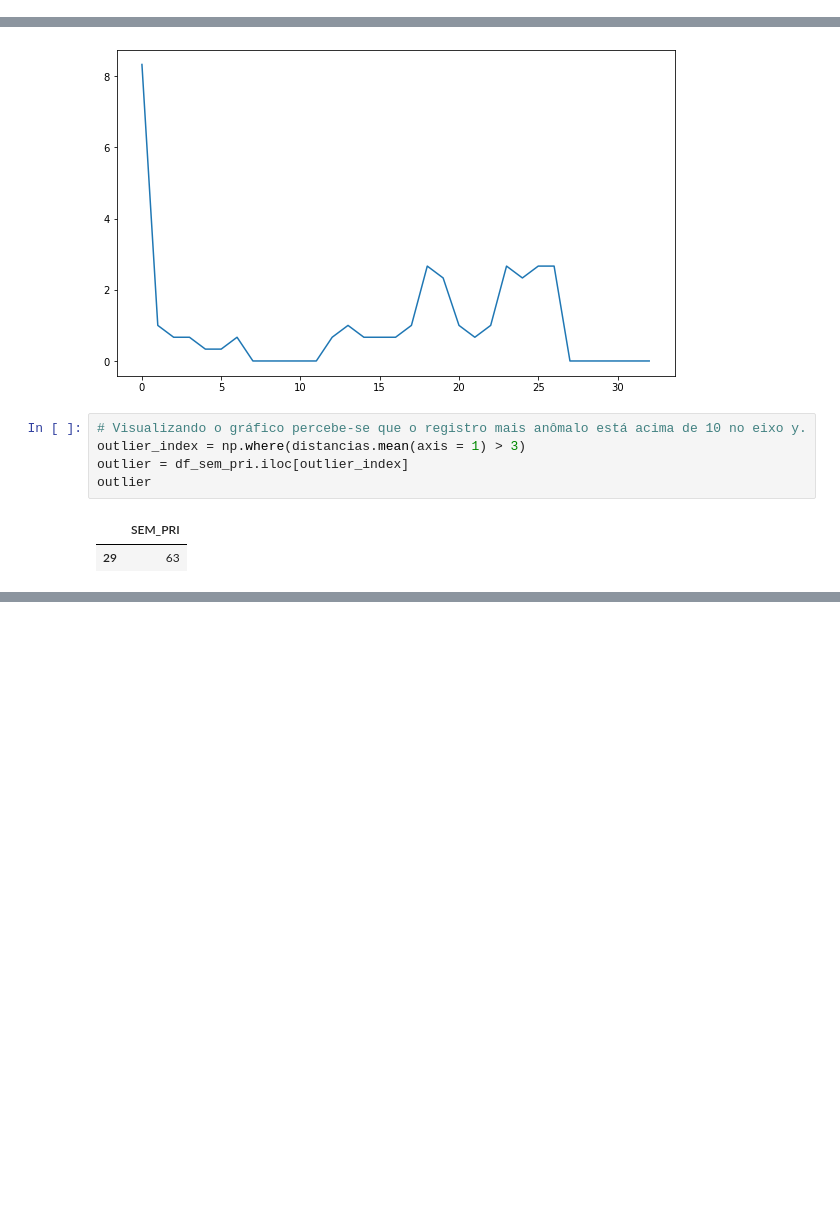
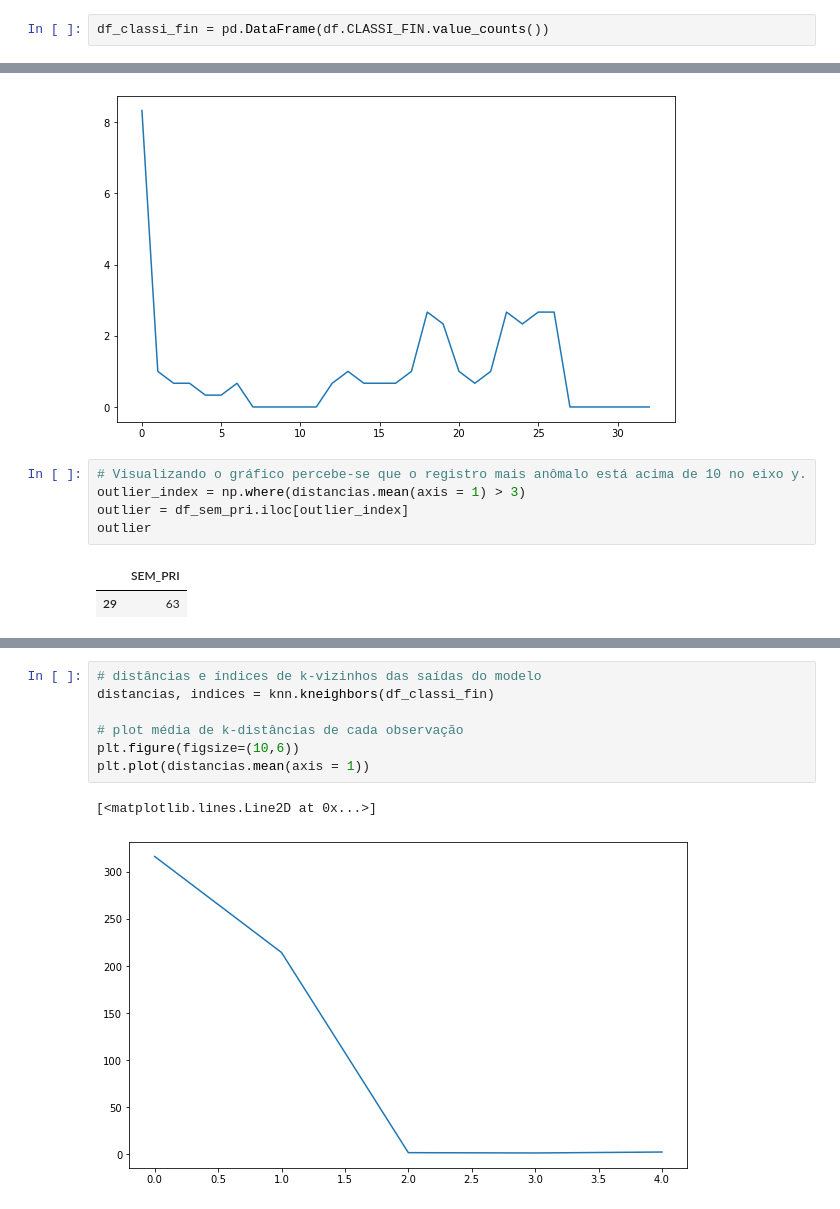
Before and after one commit to endhel/SRAG-Agrupamento-Deteccao-De-Anomalia, a Jupyter notebook: SRAG-Agrupamento-Deteccao-Anomalias.ipynb, the cells around one changed output, grey strips where cells are left out. Cells and saved outputs as stored; diff of their text form; blank space fills up the shorter version.

```diff
--- a/SRAG-Agrupamento-Deteccao-Anomalias.ipynb
+++ b/SRAG-Agrupamento-Deteccao-Anomalias.ipynb
@@ -353,0 +358,2 @@ df_sem_pri = pd.DataFrame(df.SEM_PRI.value_counts())
+# %%
+df_classi_fin = pd.DataFrame(df.CLASSI_FIN.value_counts())
@@ -788,0 +837,10 @@ plt.figure()
+# %%
+# distâncias e índices de k-vizinhos das saídas do modelo
+distancias, indices = knn.kneighbors(df_classi_fin)
+
+# plot média de k-distâncias de cada observação
+plt.figure(figsize=(10,6))
+plt.plot(distancias.mean(axis = 1))
+# %% [output]
+[<matplotlib.lines.Line2D at 0x...>]
+[figure, added]
```
Also changed, not shown: parts of 19 cells of this notebook.
